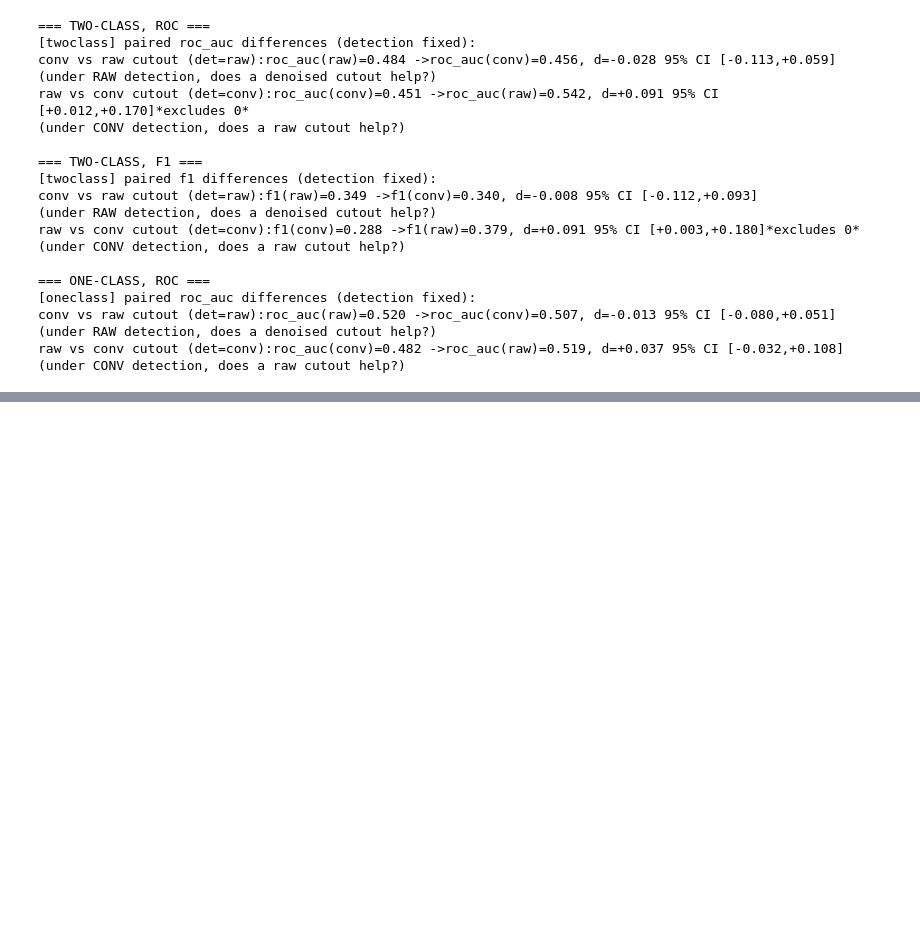
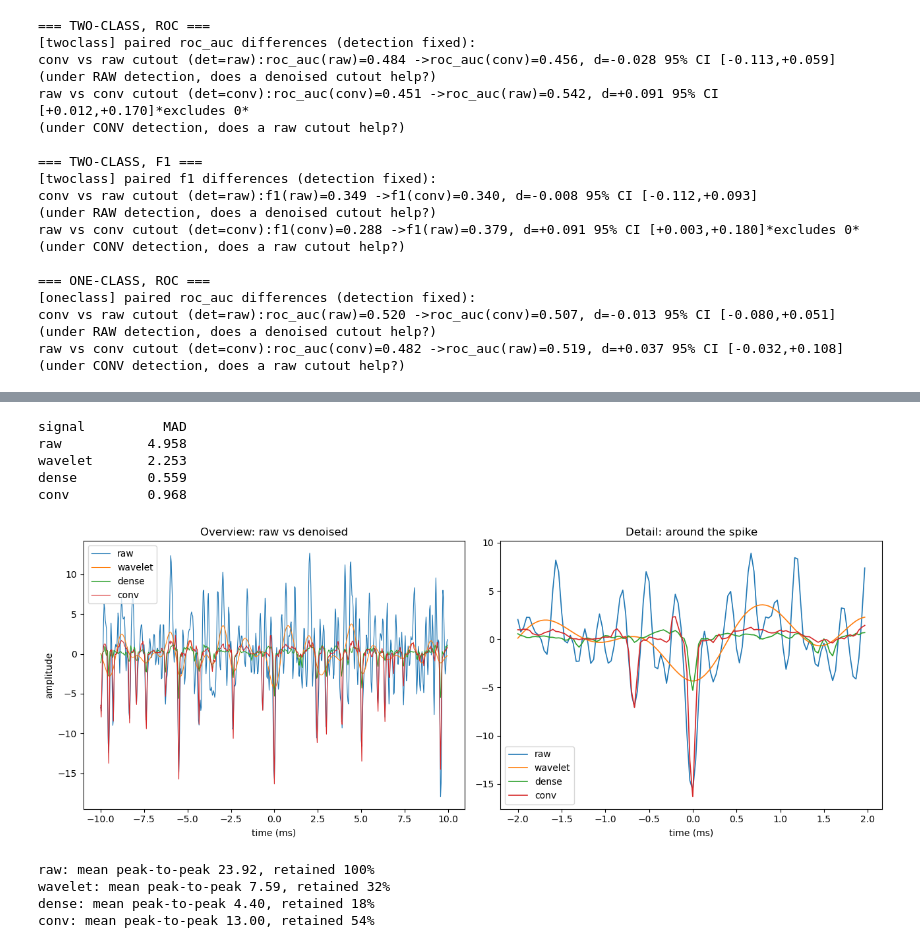
Before and after one commit to Razan-88/Decoding_Chronic_Pain, a Jupyter notebook: notebooks/clean_single_channel_pipeline.ipynb, the cells around one changed output, grey strips where cells are left out. Drawn from its saved outputs; the diff is of its cells as text; code cells hidden in the pictures; blank space fills up the shorter version.

```diff
--- a/notebooks/clean_single_channel_pipeline.ipynb
+++ b/notebooks/clean_single_channel_pipeline.ipynb
@@ -1954,0 +1998,69 @@ raw vs conv cutout (det=conv):roc_auc(conv)=0.482 ->roc_auc(raw)=0.519, d=+0.037
+# %%
+#denosiing quality: MAD noise level for raw and each denoiser
+print(f"{'signal':10s} {'MAD':>8s}")
+for name, signal in [("raw", ch19), ("wavelet", ch19_wavelet), ("dense", ch19_dense), ("conv", ch19_conv)]:
+    mad = np.median(np.abs(signal)) / 0.6745
+    print(f"{name:10s} {mad:8.3f}")
+# %% [output]
+signal          MAD
+raw           4.958
+wavelet       2.253
+dense         0.559
+conv          0.968
+# %%
+# segment around a target spike similar to how Kechirs's paper presents
+
+example_spike_time = ground_truth_in_window[10]
+#search +/- 30 samples around the marked time and find the deepest point
+marked_position = int((example_spike_time - window_start) * sample_frequency)
+align_window = 30
+centre = np.argmin(ch19[marked_position-align_window:marked_position+align_window]) + (marked_position-align_window) #
+# overview: wider segment; zoom narrow around the spike
+over_half = 300# overview: ~10 ms each side
+zoom_half = 60 #zoom: ~2 ms each side
+
+signals = [("raw", ch19), ("wavelet", ch19_wavelet), ("dense", ch19_dense), ("conv", ch19_conv)]
+fig, axes = plt.subplots(1, 2, figsize=(13, 5))
+
+# left shows overview (all four methods overlaid)
+lo, hi = centre - over_half, centre + over_half
+t_over = (np.arange(hi - lo) - over_half) / sample_frequency * 1000
+for name, sig in signals:
+    axes[0].plot(t_over, sig[lo:hi], linewidth=0.8, label=name)
+axes[0].set_title("Overview: raw vs denoised")
+axes[0].set_xlabel("time (ms)")
+axes[0].set_ylabel("amplitude")
+axes[0].legend()
+
+#right zoom on the spike
+lo, hi = centre - zoom_half, centre + zoom_half
+t_zoom = (np.arange(hi - lo) - zoom_half) / sample_frequency * 1000
+for name, sig in signals:
+    axes[1].plot(t_zoom, sig[lo:hi], linewidth=1.2, label=name)
+axes[1].set_title("Detail: around the spike")
+axes[1].set_xlabel("time (ms)")
+axes[1].legend()
+plt.savefig('C:/spike-denoising-synthetic/results/denoising_quality.png', dpi=150)
+plt.tight_layout()
+plt.show()
+# %% [output]
+[figure, added]
+# %%
+# peak-to-peak amplitude
+peak_to_peak = {}
+for name, signal in [("raw", ch19), ("wavelet", ch19_wavelet), ("dense", ch19_dense), ("conv", ch19_conv)]:
+    amplitude = []
+    for spike_time in ground_truth_in_window:
+        centre_index = int((spike_time - window_start) * sample_frequency)
+        segment = signal[centre_index-45:centre_index+45]
+        if len(segment) == 90:
+            amplitude.append(segment.max() - segment.min()) #peak to peaak aplitude
+    peak_to_peak[name] = np.mean(amplitude)
+for name in ["raw", "wavelet", "dense", "conv"]:
+    retained = peak_to_peak[name] / peak_to_peak["raw"] * 100
+    print(f"{name}: mean peak-to-peak {peak_to_peak[name]:.2f}, retained {retained:.0f}%")
+# %% [output]
+raw: mean peak-to-peak 23.92, retained 100%
+wavelet: mean peak-to-peak 7.59, retained 32%
+dense: mean peak-to-peak 4.40, retained 18%
+conv: mean peak-to-peak 13.00, retained 54%
```
Also changed, not shown: parts of 15 cells of this notebook.
